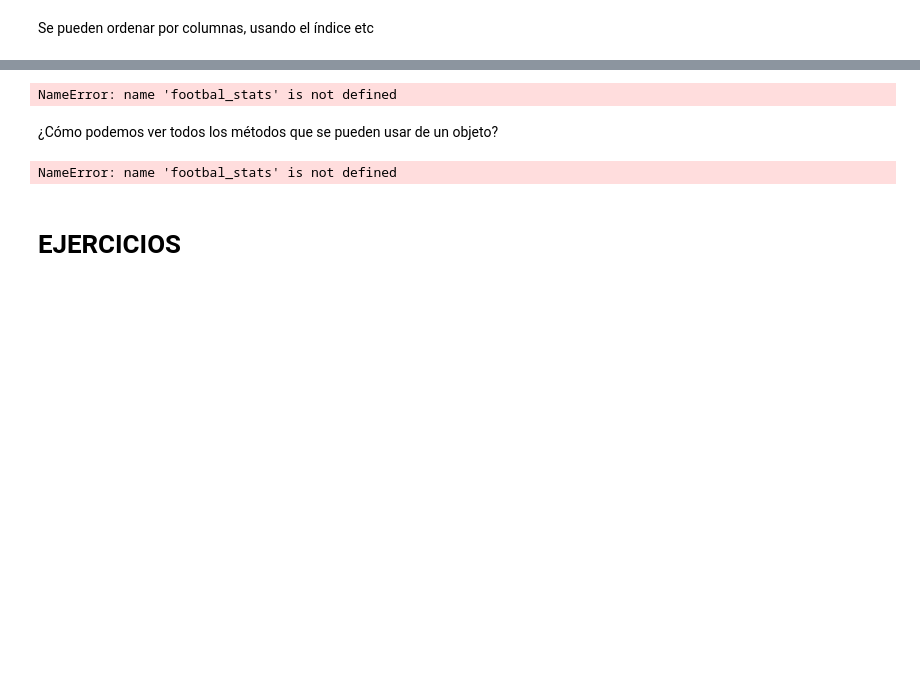
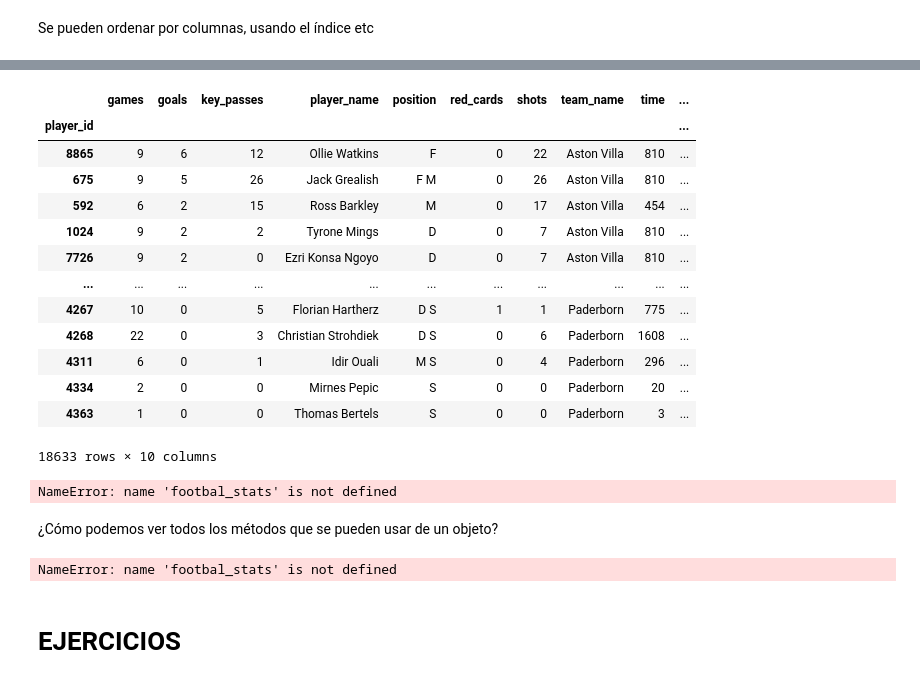
Before and after one commit to Ardark27/python_finance, a Jupyter notebook: 4_pandas/4_1_Creación_Series_Dataframes.ipynb, the cells around one changed output, grey strips where cells are left out. Drawn from its saved outputs; the diff is of its cells as text; code cells hidden in the pictures; blank space fills up the shorter version.

```diff
--- a/4_pandas/4_1_Creación_Series_Dataframes.ipynb
+++ b/4_pandas/4_1_Creación_Series_Dataframes.ipynb
@@ -360,3 +380,21 @@ Se pueden ordenar por columnas, usando el índice etc
+# %%
+# ordenar por índice de columnas
+footbal_stats.sort_index(axis=1)
+# %% [output]
+|  | games | goals | key_passes | player_name | position | red_cards | shots | team_name | time | ... |
+| player_id |  |  |  |  |  |  |  |  |  | ... |
+| 8865 | 9 | 6 | 12 | Ollie Watkins | F | 0 | 22 | Aston Villa | 810 | ... |
+| 675 | 9 | 5 | 26 | Jack Grealish | F M | 0 | 26 | Aston Villa | 810 | ... |
+| 592 | 6 | 2 | 15 | Ross Barkley | M | 0 | 17 | Aston Villa | 454 | ... |
+| 1024 | 9 | 2 | 2 | Tyrone Mings | D | 0 | 7 | Aston Villa | 810 | ... |
+| 7726 | 9 | 2 | 0 | Ezri Konsa Ngoyo | D | 0 | 7 | Aston Villa | 810 | ... |
+| ... | ... | ... | ... | ... | ... | ... | ... | ... | ... | ... |
+| 4267 | 10 | 0 | 5 | Florian Hartherz | D S | 1 | 1 | Paderborn | 775 | ... |
+| 4268 | 22 | 0 | 3 | Christian Strohdiek | D S | 0 | 6 | Paderborn | 1608 | ... |
+| 4311 | 6 | 0 | 1 | Idir Ouali | M S | 0 | 4 | Paderborn | 296 | ... |
+| 4334 | 2 | 0 | 0 | Mirnes Pepic | S | 0 | 0 | Paderborn | 20 | ... |
+| 4363 | 1 | 0 | 0 | Thomas Bertels | S | 0 | 0 | Paderborn | 3 | ... |
+18633 rows × 10 columns
 # %%
 footbal_stats.sort_values(by='team_name', ascending=False)
 # %% [output]
```
Also changed, not shown: parts of 2 cells of this notebook, 18 other files.
